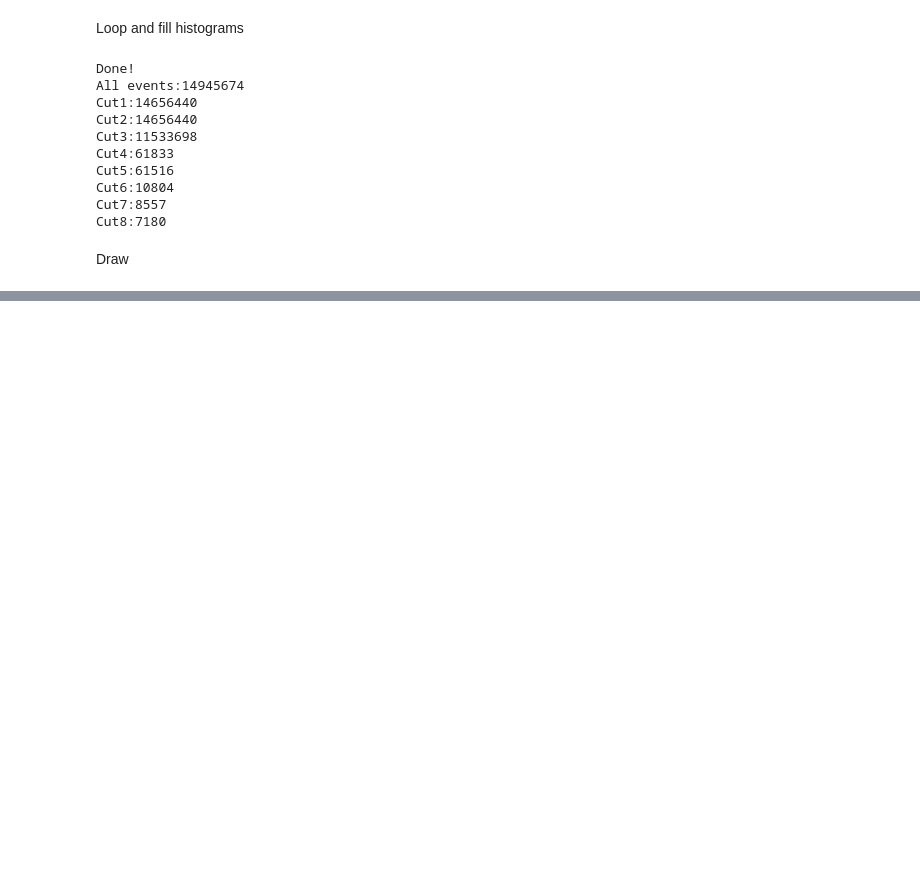
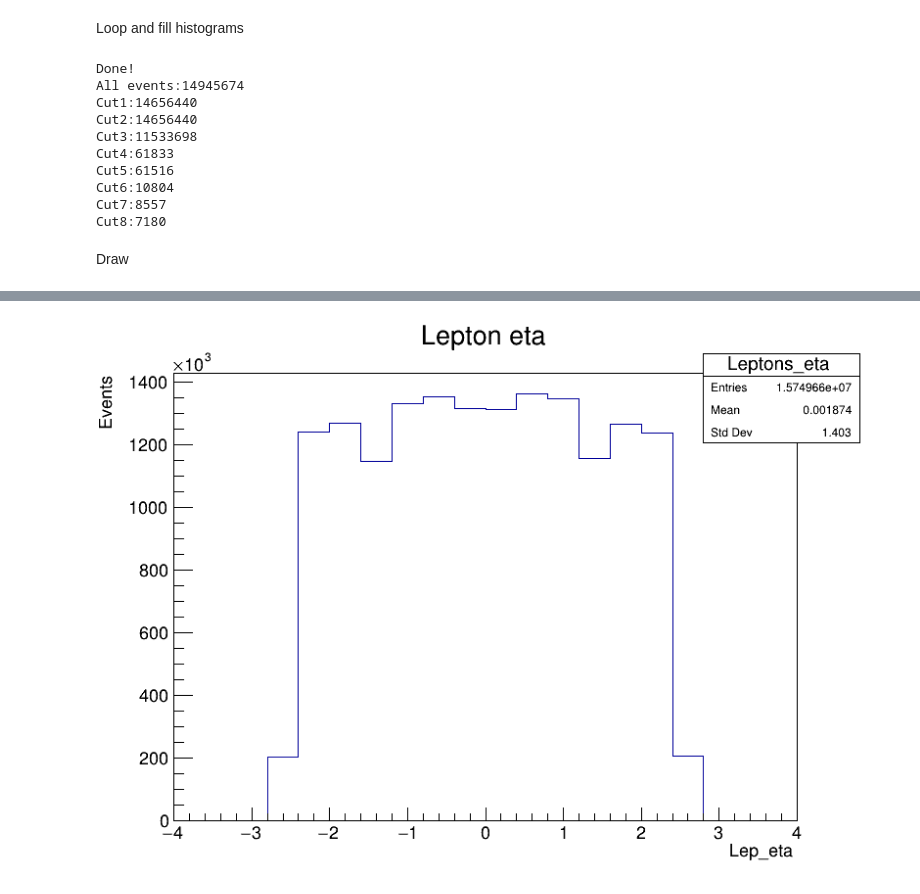
Before and after one commit to jummorenope/Temas-avanzados-en-f-sica-de-particulas, a Jupyter notebook: TTbar/TTbarSel_8TeV.ipynb, the cells around one changed output, grey strips where cells are left out. Drawn from its saved outputs; the diff is of its cells as text; code cells hidden in the pictures; blank space fills up the shorter version.

```diff
--- a/TTbar/TTbarSel_8TeV.ipynb
+++ b/TTbar/TTbarSel_8TeV.ipynb
@@ -258,0 +300,6 @@ canvas->Draw();
+# %%
+TCanvas *canvas = new TCanvas("Canvas","",800,600);
+hist_lep_eta->Draw();
+canvas->Draw();
+# %% [output]
+[figure, added]
```
Also changed, not shown: parts of 19 cells of this notebook, 1 other file.
